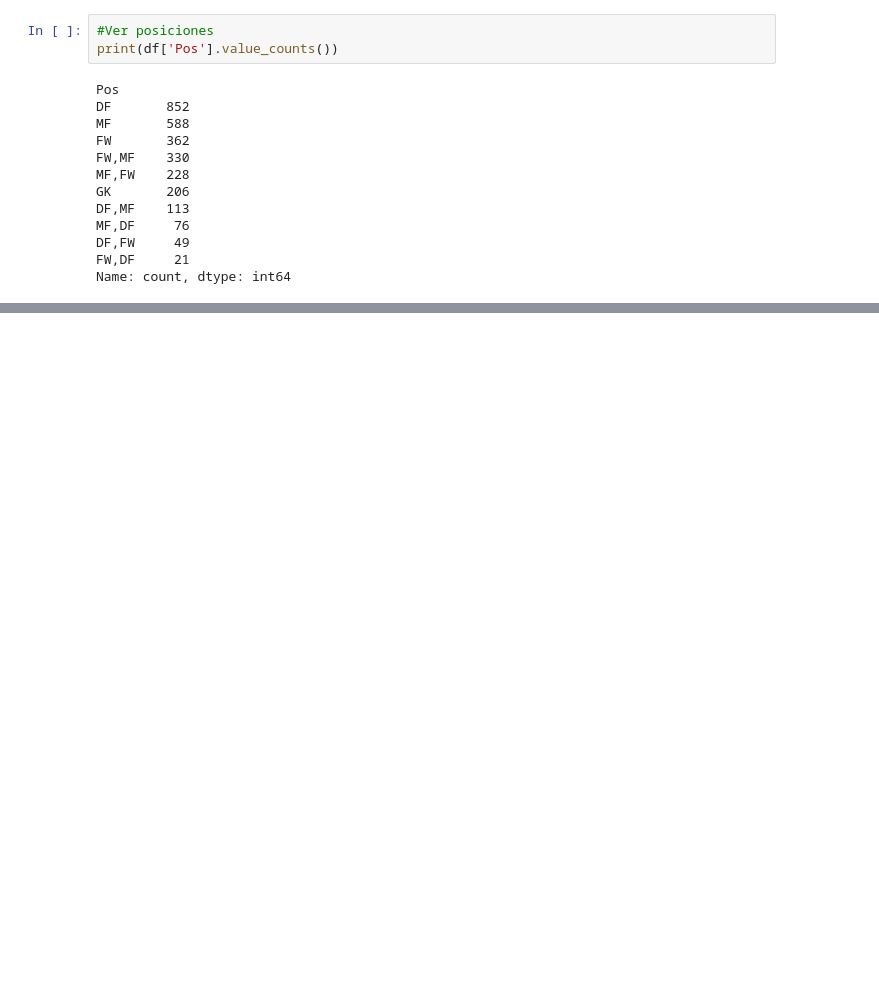
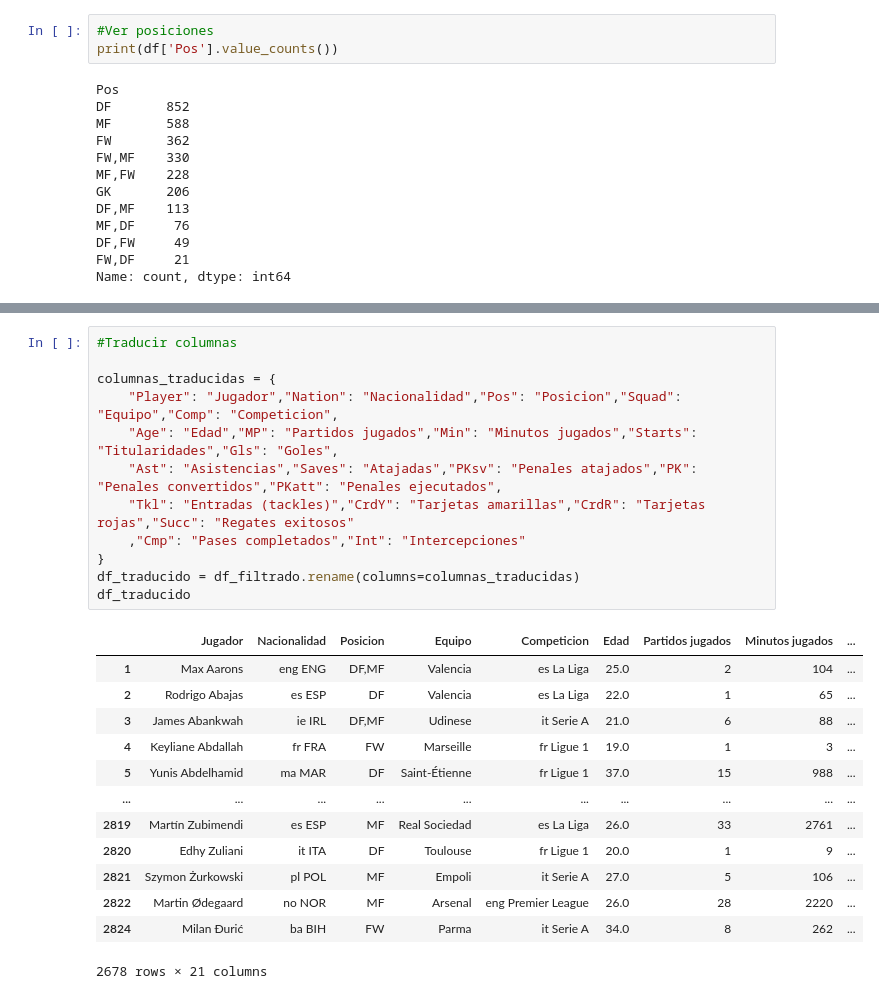
Before and after one commit to JimAcosta/Analisis-datos, a Jupyter notebook: src/01_exploracion_inicial.ipynb, the cells around one changed output, grey strips where cells are left out. Drawn from its saved outputs; the diff is of its cells as text; blank space fills up the shorter version.

```diff
--- a/src/01_exploracion_inicial.ipynb
+++ b/src/01_exploracion_inicial.ipynb
@@ -59,0 +163,26 @@ print(df['Nation'].nunique())
+# %%
+#Traducir columnas
+
+columnas_traducidas = {
+    "Player": "Jugador","Nation": "Nacionalidad","Pos": "Posicion","Squad": "Equipo","Comp": "Competicion",
+    "Age": "Edad","MP": "Partidos jugados","Min": "Minutos jugados","Starts": "Titularidades","Gls": "Goles",
+    "Ast": "Asistencias","Saves": "Atajadas","PKsv": "Penales atajados","PK": "Penales convertidos","PKatt": "Penales ejecutados",
+    "Tkl": "Entradas (tackles)","CrdY": "Tarjetas amarillas","CrdR": "Tarjetas rojas","Succ": "Regates exitosos"
+    ,"Cmp": "Pases completados","Int": "Intercepciones"
+}
+df_traducido = df_filtrado.rename(columns=columnas_traducidas)
+df_traducido
+# %% [output]
+|  | Jugador | Nacionalidad | Posicion | Equipo | Competicion | Edad | Partidos jugados | Minutos jugados | ... |
+| 1 | Max Aarons | eng ENG | DF,MF | Valencia | es La Liga | 25.0 | 2 | 104 | ... |
+| 2 | Rodrigo Abajas | es ESP | DF | Valencia | es La Liga | 22.0 | 1 | 65 | ... |
+| 3 | James Abankwah | ie IRL | DF,MF | Udinese | it Serie A | 21.0 | 6 | 88 | ... |
+| 4 | Keyliane Abdallah | fr FRA | FW | Marseille | fr Ligue 1 | 19.0 | 1 | 3 | ... |
+| 5 | Yunis Abdelhamid | ma MAR | DF | Saint-Étienne | fr Ligue 1 | 37.0 | 15 | 988 | ... |
+| ... | ... | ... | ... | ... | ... | ... | ... | ... | ... |
+| 2819 | Martín Zubimendi | es ESP | MF | Real Sociedad | es La Liga | 26.0 | 33 | 2761 | ... |
+| 2820 | Edhy Zuliani | it ITA | DF | Toulouse | fr Ligue 1 | 20.0 | 1 | 9 | ... |
+| 2821 | Szymon Żurkowski | pl POL | MF | Empoli | it Serie A | 27.0 | 5 | 106 | ... |
+| 2822 | Martin Ødegaard | no NOR | MF | Arsenal | eng Premier League | 26.0 | 28 | 2220 | ... |
+| 2824 | Milan Đurić | ba BIH | FW | Parma | it Serie A | 34.0 | 8 | 262 | ... |
+2678 rows × 21 columns
```
Also changed, not shown: parts of 11 cells of this notebook, 6 other files.
